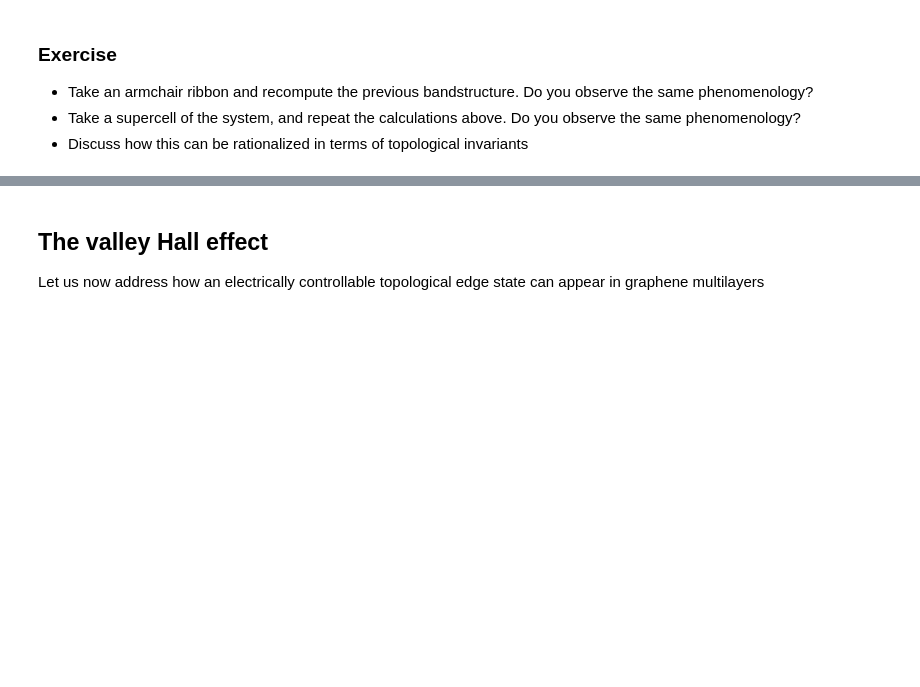
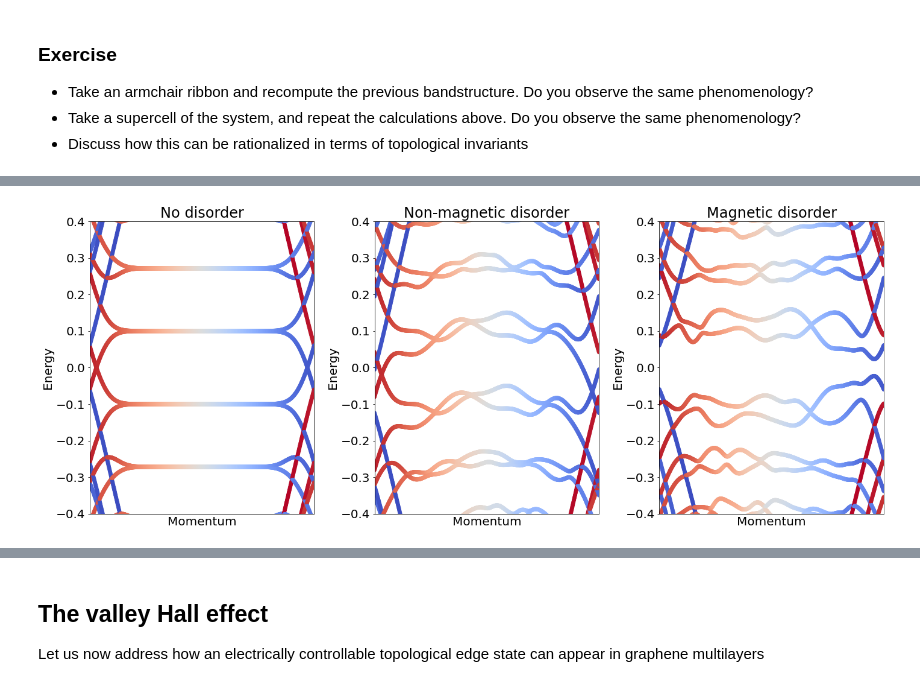
Before and after one commit to joselado/jyvaskyla_summer_school_2022, a Jupyter notebook: sessions/session5.ipynb, the cells around one changed output, grey strips where cells are left out. Drawn from its saved outputs; the diff is of its cells as text; code cells hidden in the pictures; blank space fills up the shorter version.

```diff
--- a/sessions/session5.ipynb
+++ b/sessions/session5.ipynb
@@ -285,0 +315,29 @@ plt.tight_layout() # adjust plots
+# %%
+from pyqula import geometry
+g = geometry.honeycomb_armchair_ribbon(40) # honeycomb ribbon with armchair edge, the number controls the width
+h = g.get_hamiltonian() # generate the Hamiltonian
+h.add_orbital_magnetic_field(0.005) # add an out-of plane magnetic field to create Landau levels
+h.add_exchange([0.1,0.,0.]) # add large in-plane Zeeman field
+
+def plot_case(h): # function to make the plots
+    (k,e,c) = h.get_bands(operator="yposition",kpath=["X","G","X"]) # compute band structure
+    plt.scatter(k,e,c=c) ; plt.xlabel("Momentum") ; plt.ylabel("Energy") ; plt.xticks([])
+    plt.ylim([-.4,.4]) ; plt.xlim([min(k),max(k)])
+
+# first, let us consider a ribbon without disorder
+plt.subplot(1,3,1) ; plt.title("No disorder")
+plot_case(h)
+
+# now, lets add non-magnetic disorder
+plt.subplot(1,3,2) ; plt.title("Non-magnetic disorder")
+hd = h.copy() ; hd.add_onsite(lambda r: .4*(np.random.random()-0.5)) # new Hamiltonian with disorder
+plot_case(hd)
+
+# now, lets add magnetic disorder
+plt.subplot(1,3,3) ; plt.title("Magnetic disorder")
+hd = h.copy() ; hd.add_exchange(lambda r: .4*(np.random.random(3)-0.5)) # new Hamiltonian with disorder
+plot_case(hd)
+
+plt.tight_layout() # adjust plots
+# %% [output]
+[figure, added]
```
Also changed, not shown: parts of 11 cells of this notebook, 3 other files.
